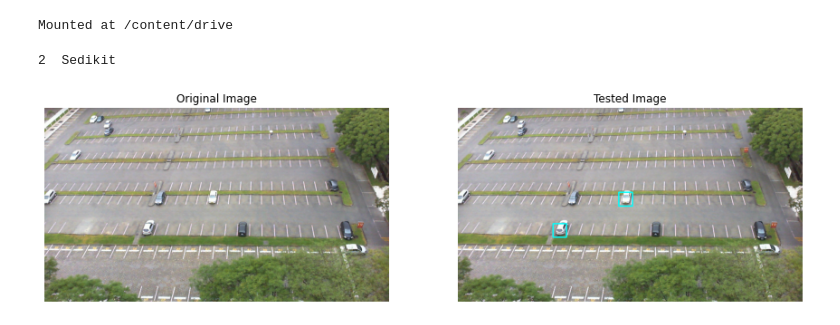
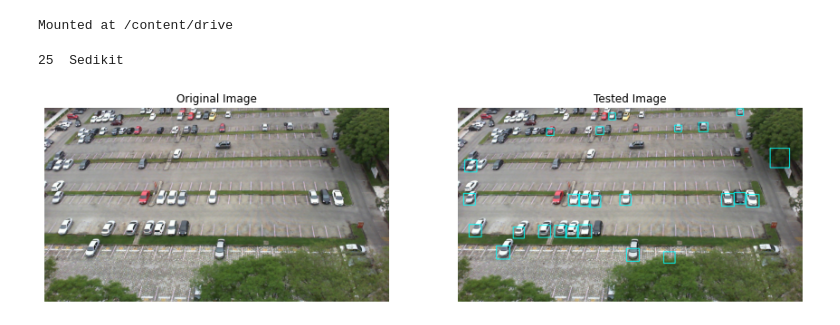
Before and after one commit to fauzanmuh/PCVK_UAS_CarPark, a Jupyter notebook: PCVK_UAS.ipynb, the cells around one changed output. Saved outputs shown, nothing was run; the diff lists cells and outputs as text; code cells hidden in the pictures.

```diff
--- a/PCVK_UAS.ipynb
+++ b/PCVK_UAS.ipynb
@@ -22,13 +22,13 @@ import math
 import os
 from google.colab.patches import cv2_imshow
 # %%
-img_car = '/content/drive/MyDrive/PCVK/UAS/2012-11-09_06_56_32.jpg';
+img_car = '/content/drive/MyDrive/PCVK/UAS/2012-10-26_07_19_27.jpg';
 img = cv2.imread(img_car)
 img2 = cv2.imread(img_car)
 image_path = '/content/drive/MyDrive/PCVK/UAS/car_park'
 gray = cv2.cvtColor(img, cv2.COLOR_BGR2GRAY)
 car_cascade = cv2.CascadeClassifier('/content/drive/MyDrive/PCVK/UAS/carDetection.xml')
-cars = car_cascade.detectMultiScale(gray, 1.3, 5)
+cars = car_cascade.detectMultiScale(gray, 1.2, 5)
 # %%
 def pic_multi(imgA,imgB):
   fig = plt.figure(figsize=(15, 15))
@@ -45,22 +45,22 @@ def pic_multi(imgA,imgB):
 # %%
 jumlah = 0;
 for(x, y, w, h) in cars:
   jumlah+=1;
   detected_car = img2[int(y):int(y + h), int(x):int(x + w)]
   cv2.imwrite("/content/drive/MyDrive/PCVK/UAS/car_park/car" + str(jumlah) + ".jpg",detected_car)
   cv2.rectangle(img,(x, y),(x + w, y + h),(255, 255, 0), 2)
 
 pic_multi(img2, img)
 
-if jumlah < 20:
+if jumlah < 85:
   print(jumlah," Sedikit")
-elif jumlah >= 20 and jumlah < 50:
+elif jumlah >= 85 and jumlah < 170:
   print(jumlah," Sedang")
 else:
   print(jumlah," Banyak")
 # %% [output]
-2  Sedikit
+25  Sedikit
-[figure, old version]
+[figure, new version]
 # %%
 # Image Path
 img3 = cv2.imread('/content/drive/MyDrive/PCVK/UAS/2012-10-25_09_33_23.jpg')
```
Also changed, not shown: parts of 1 cell of this notebook.
